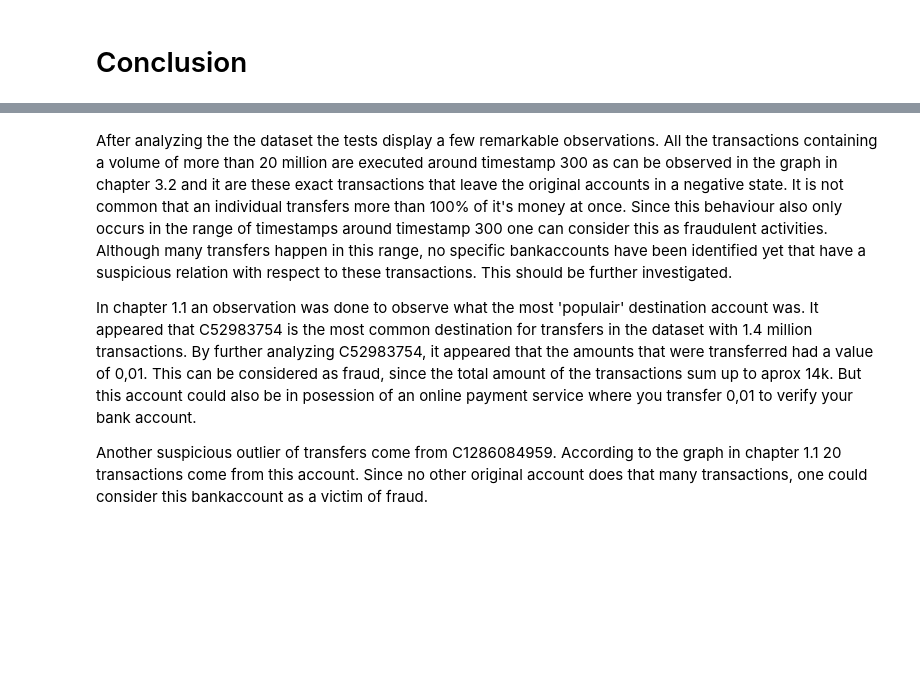
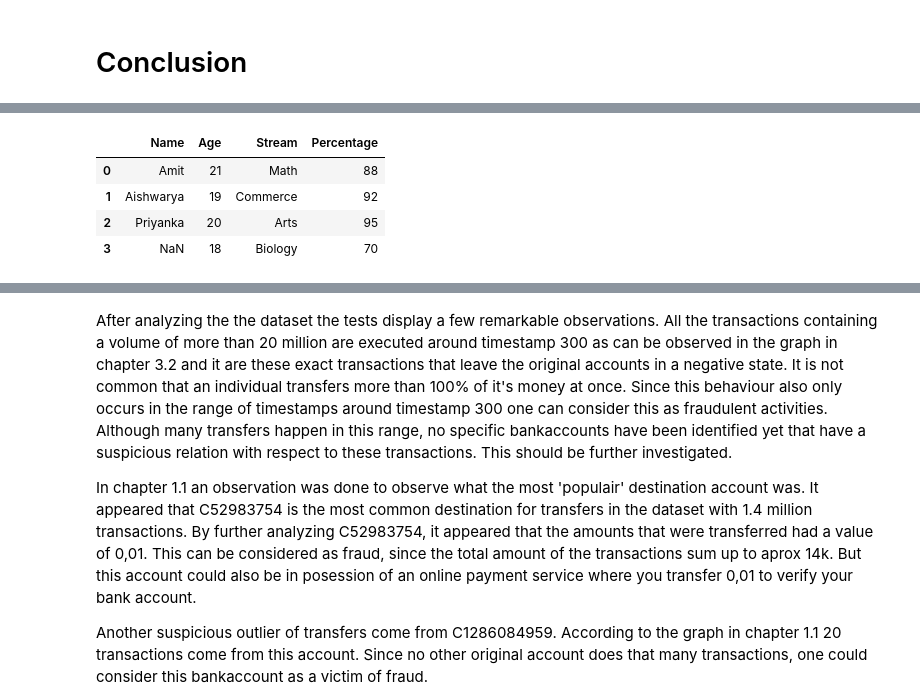
Before and after one commit to eboateng/FoDA, a Jupyter notebook: Assignment 1/Assignment1_group2.ipynb, the cells around one changed output, grey strips where cells are left out. Cells and saved outputs as stored; diff of their text form; code cells hidden in the pictures; blank space fills up the shorter version.

```diff
--- a/Assignment 1/Assignment1_group2.ipynb
+++ b/Assignment 1/Assignment1_group2.ipynb
@@ -663,0 +694,10 @@ All the origin accounts under investigations have a least one time transfered a
+# %%
+df['Name'] = df['Name'].shift(-1)
+# %%
+df.head()
+# %% [output]
+|  | Name | Age | Stream | Percentage |
+| 0 | Amit | 21 | Math | 88 |
+| 1 | Aishwarya | 19 | Commerce | 92 |
+| 2 | Priyanka | 20 | Arts | 95 |
+| 3 | NaN | 18 | Biology | 70 |
```
Also changed, not shown: parts of 10 cells of this notebook, 1 other file.
